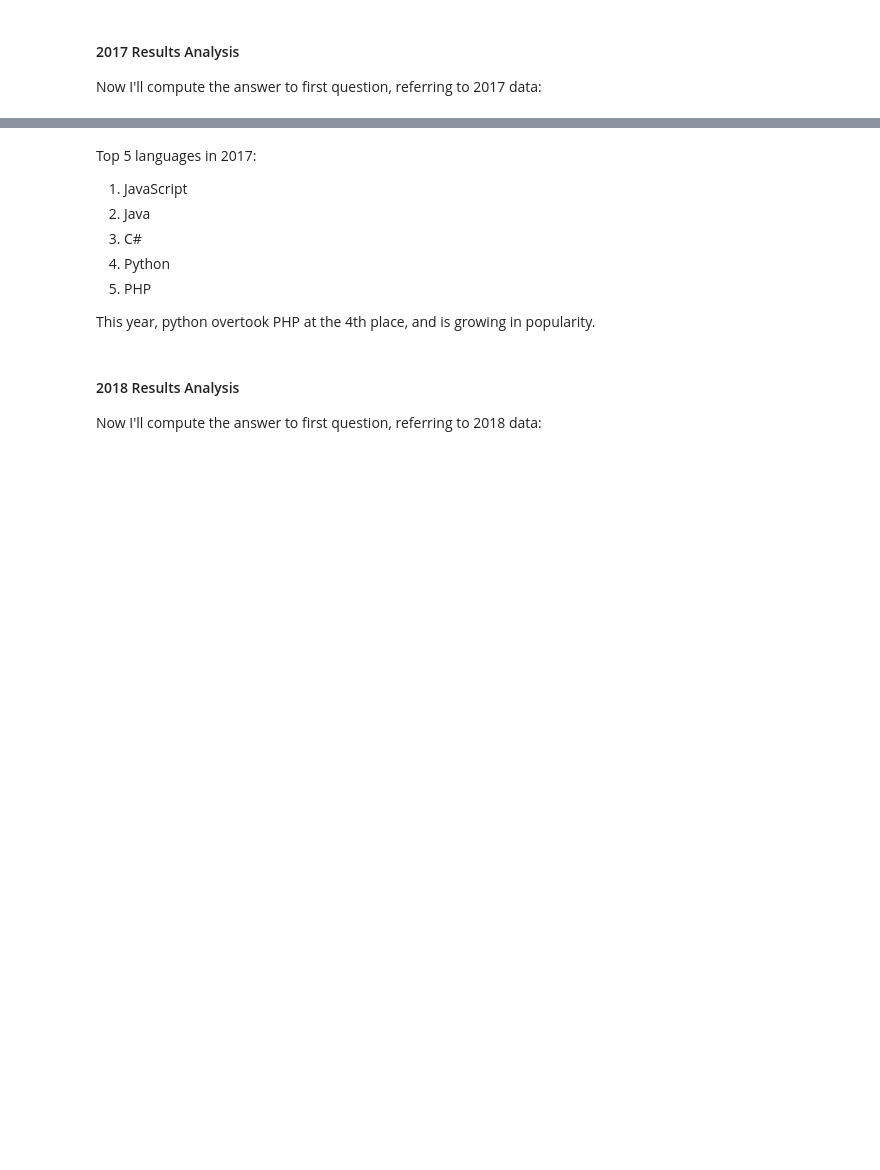
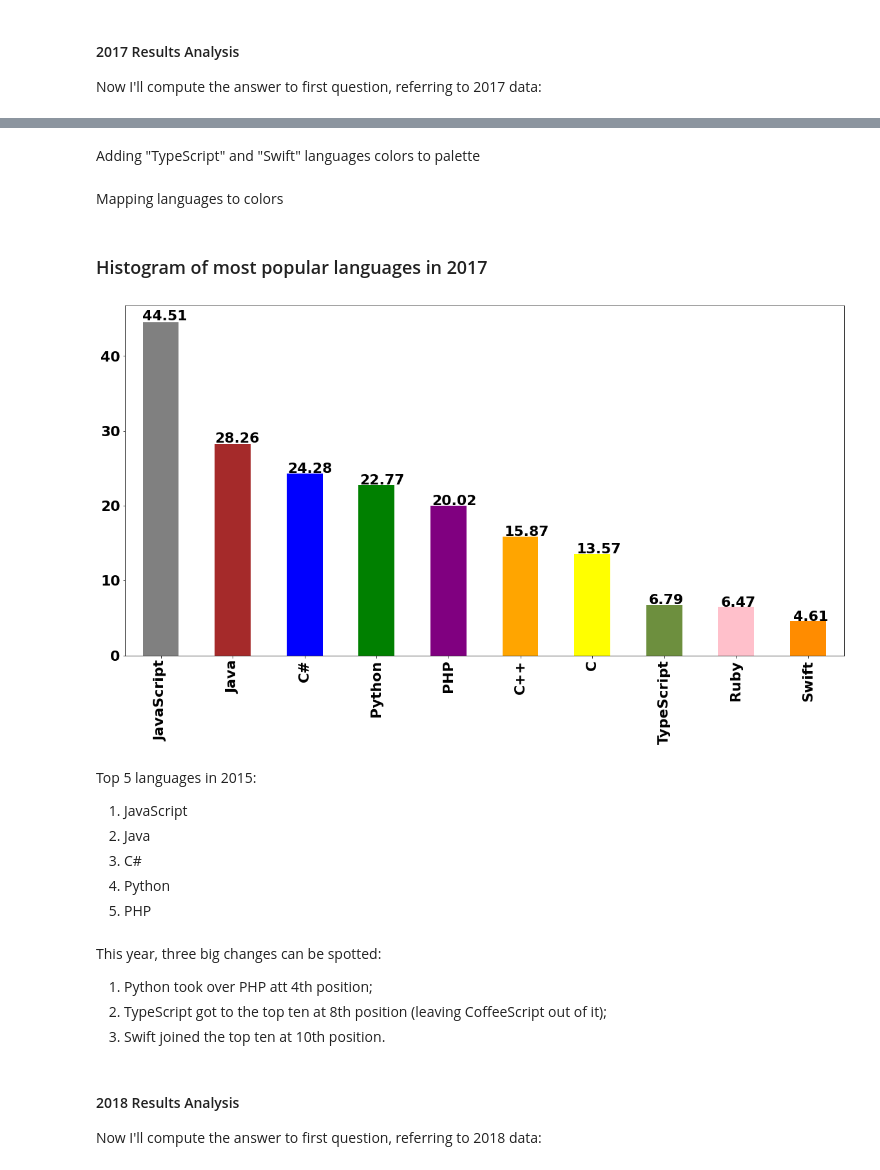
Before and after one commit to alfreedolf/stackoverflow_multiple_years, a Jupyter notebook: notebooks/1.LanguagesPopularityByYear.ipynb, the cells around one changed output, grey strips where cells are left out. Drawn from its saved outputs; the diff is of its cells as text; code cells hidden in the pictures; blank space fills up the shorter version.

```diff
--- a/notebooks/1.LanguagesPopularityByYear.ipynb
+++ b/notebooks/1.LanguagesPopularityByYear.ipynb
@@ -1172,0 +1223,6 @@ s_2017_proficiencies.sort_values(ascending=False).head(10)
+# %%
+# instantiating  a LanguagesStatsExtractor object
+lre_17 = LanguagesRankingExtractor(df_surveys_17, columns_selection_criteria="HaveWorkedLanguage", prefix_to_remove='HaveWorkedLanguage: ', exclusion_list=exclusion_list)
+
+# computing languages proficiency ranking in 2017
+s_2017_proficiencies_stats = lre_17.get_stats()
@@ -1172,0 +1246,5 @@ s_2017_proficiencies.sort_values(ascending=False).head(10)
+# %%
+# computing percentages
+lpp_17 = LanguagesProficienciesPercentages(lre_17)
+
+s_2017_proficiencies_percentages = lpp_17.get_stats()
@@ -1173,12 +1271,36 @@ s_2017_proficiencies.sort_values(ascending=False).head(10)
+# %% [markdown]
+Adding "TypeScript" and "Swift" languages colors to palette
+# %%
+# Spindle Tree color
+languages_palette['TypeScript'] = "#6D8F3E"
+# Dark Orange color
+languages_palette['Swift'] = "#ff8c00"
+# %% [markdown]
+Mapping languages to colors
+# %%
+languages_palette_list = map_languages_to_color_list(languages_palette, s_2017_proficiencies_percentages['top ten proficiency percentages'])
+# %% [markdown]
+### Histogram of most popular languages in 2017
+# %%
+# plotting data
+ax_17 = s_2017_proficiencies_percentages['top ten proficiency percentages'].plot.bar(color=languages_palette_list)
+# annotating values on top of each bar, for readability
+for p in ax_17.patches:
+    ax_17.annotate(str(round(p.get_height(), 2)), (p.get_x() * 1.005, p.get_height() * 1.005))
+# %% [output]
+[figure, added]
 # %% [markdown]
-Top 5 languages in 2017: <br>
+Top 5 languages in 2015: <br>
 1. JavaScript
 2. Java
 3. C#
 4. Python
-5. PHP <br>
-
-This year, python overtook PHP at the 4th place, and is growing in popularity.
+5. PHP
+# %% [markdown]
+This year, three big changes can be spotted:
+1. Python took over PHP att 4th position;
+2. TypeScript got to the top ten at 8th position (leaving CoffeeScript out of it);
+3. Swift joined the top ten at 10th position.
 # %% [markdown]
 #### 2018 Results Analysis
 Now I'll compute the answer to first question, referring to 2018 data:
```
Also changed, not shown: parts of 23 cells of this notebook.
